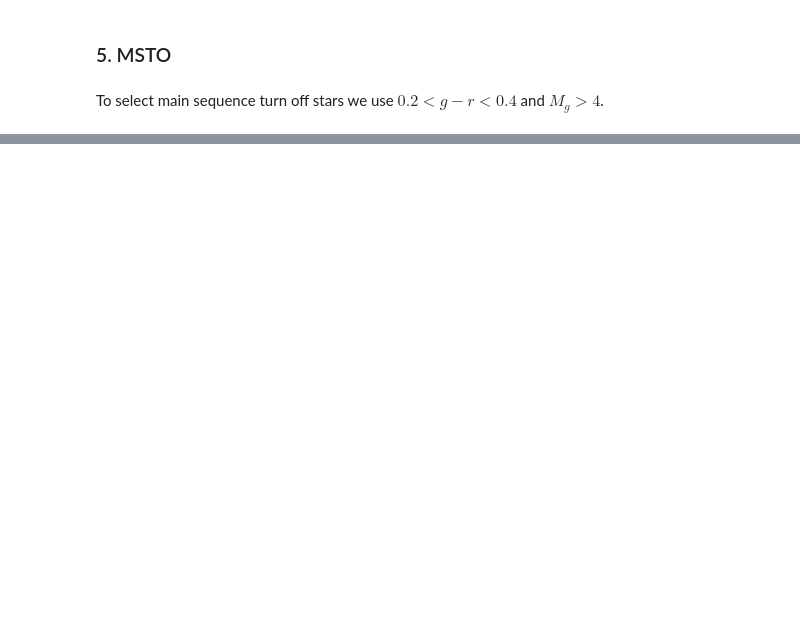
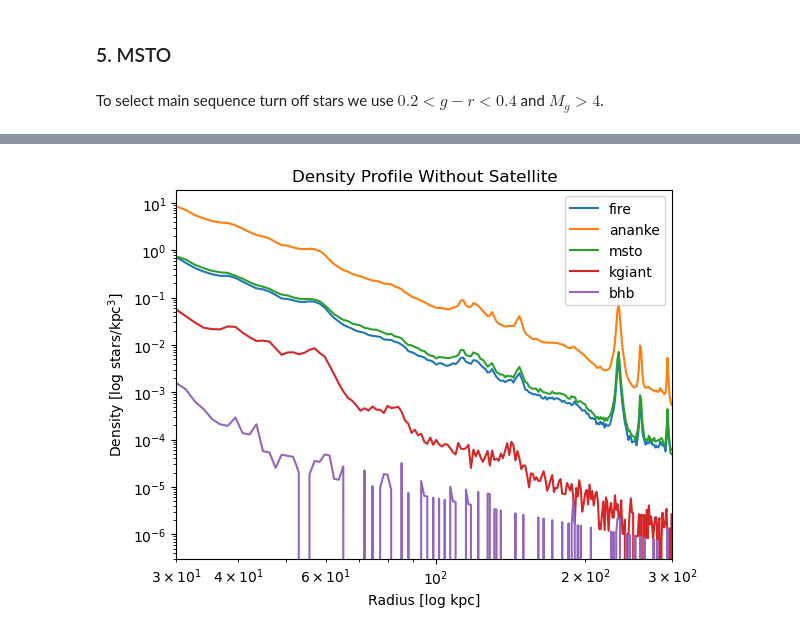
Before and after one commit to aeden2019/rubin_mw_mocks, a Jupyter notebook: src/analysis/Plots.ipynb, the cells around one changed output, grey strips where cells are left out. Cells and saved outputs as stored; diff of their text form; code cells hidden in the pictures; blank space fills up the shorter version.

```diff
--- a/src/analysis/Plots.ipynb
+++ b/src/analysis/Plots.ipynb
@@ -217,0 +333,11 @@ kgiant_v_disp = (kgiant_vtheta_disp_r**2 + kgiant_vphi_disp_r**2)**0.5
+# %%
+# Create K Giant mask
+kgiant_mask_sat = ((g_minus_r_sat > 0.5) & (g_minus_r_sat < 1.3) &
+               (u_minus_g_sat > 0.5) & (u_minus_g_sat < 3.5) &
+               (g_minus_r_sat <= ((0.087 * feh_sat * 2) + (0.39 * feh_sat) + 0.96)) &
+               (g_mag_sat < 4))
+# %%
+# Compute the K Giant density profile
+kgiantCountsSat, kgiantEdgesSat = np.histogram(anankeRadialSat[kgiant_mask_sat], bins=bins, range=(rmin, rmax))
+kgiantVolumeSat = 4.0/3.0 * np.pi * (np.power(kgiantEdgesSat[1:], 3) - np.power(kgiantEdgesSat[:-1], 3))
+kgiantDensitySat = kgiantCountsSat / kgiantVolumeSat
@@ -237,0 +372,8 @@ msto_v_disp = (msto_vtheta_disp_r**2 + msto_vphi_disp_r**2)**0.5
+# %%
+# Create MSTO mask
+msto_mask_sat = (g_minus_r_sat > 0.2) & (g_minus_r_sat < 0.4) & (g_mag_sat > 4)
+# %%
+# Compute the MSTO density profile
+mstoCountsSat, mstoEdgesSat = np.histogram(anankeRadialSat[msto_mask_sat], bins=bins, range=(rmin, rmax))
+mstoVolumeSat = 4.0/3.0 * np.pi * (np.power(mstoEdgesSat[1:], 3) - np.power(mstoEdgesSat[:-1], 3))
+mstoDensitySat = mstoCountsSat / mstoVolumeSat
@@ -286,0 +437,17 @@ plt.show()
+# %%
+# Plot the density profile
+fig, ax = plt.subplots()
+ax.loglog(fireEdgesSat[:-1], fireDensitySat, label='fire')
+ax.loglog(anankeEdgesSat[:-1], anankeDensitySat, label='ananke')
+ax.loglog(mstoEdgesSat[:-1], mstoDensitySat, label='msto')
+ax.loglog(kgiantEdgesSat[:-1], kgiantDensitySat, label='kgiant')
+ax.loglog(bhbEdgesSat[:-1], bhbDensitySat, label='bhb')
+ax.set_xlabel('Radius [log kpc]')
+ax.set_ylabel('Density [log stars/kpc$^3$]')
+ax.set_xlim(rmin, rmax)
+ax.set_ylim()
+ax.legend()
+plt.title('Density Profile Without Satellite')
+plt.show()
+# %% [output]
+[figure, added]
```
Also changed, not shown: parts of 39 cells of this notebook.
